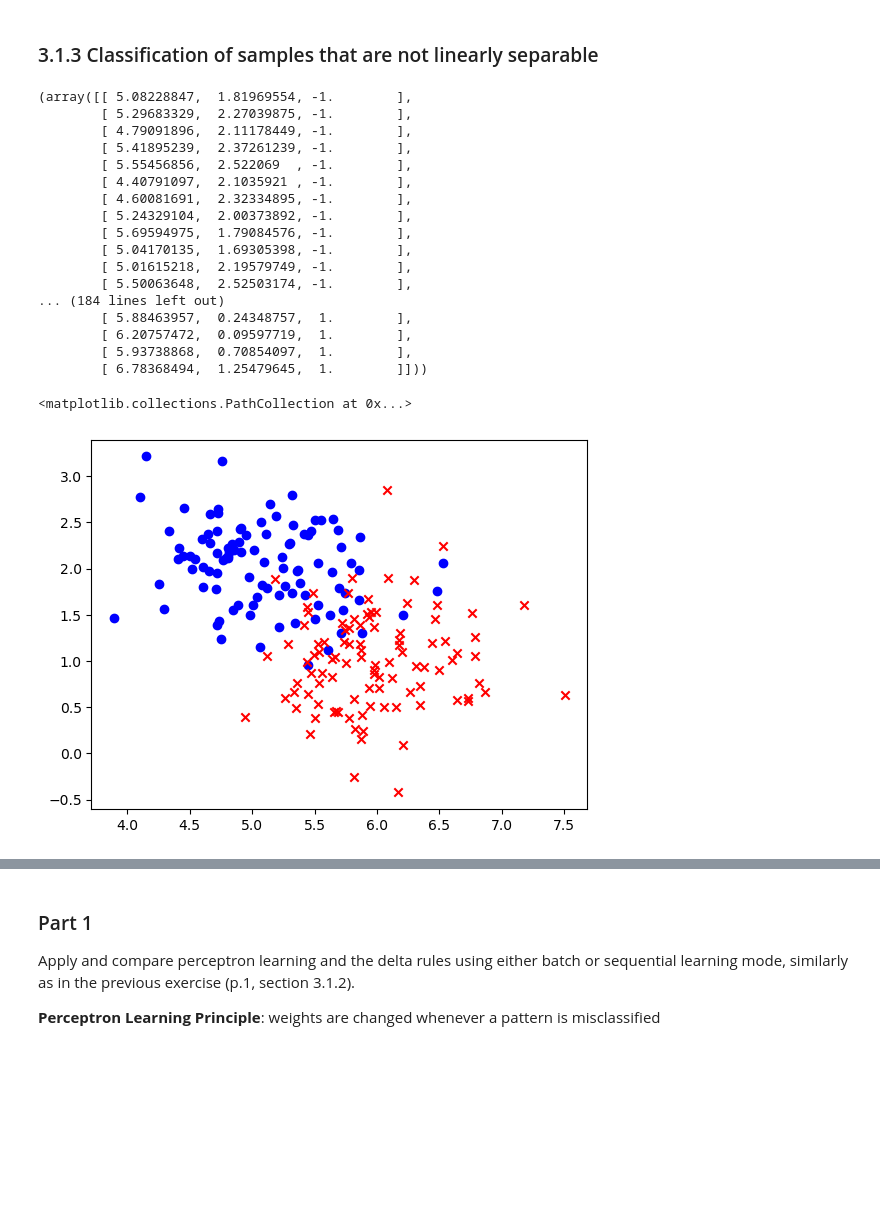
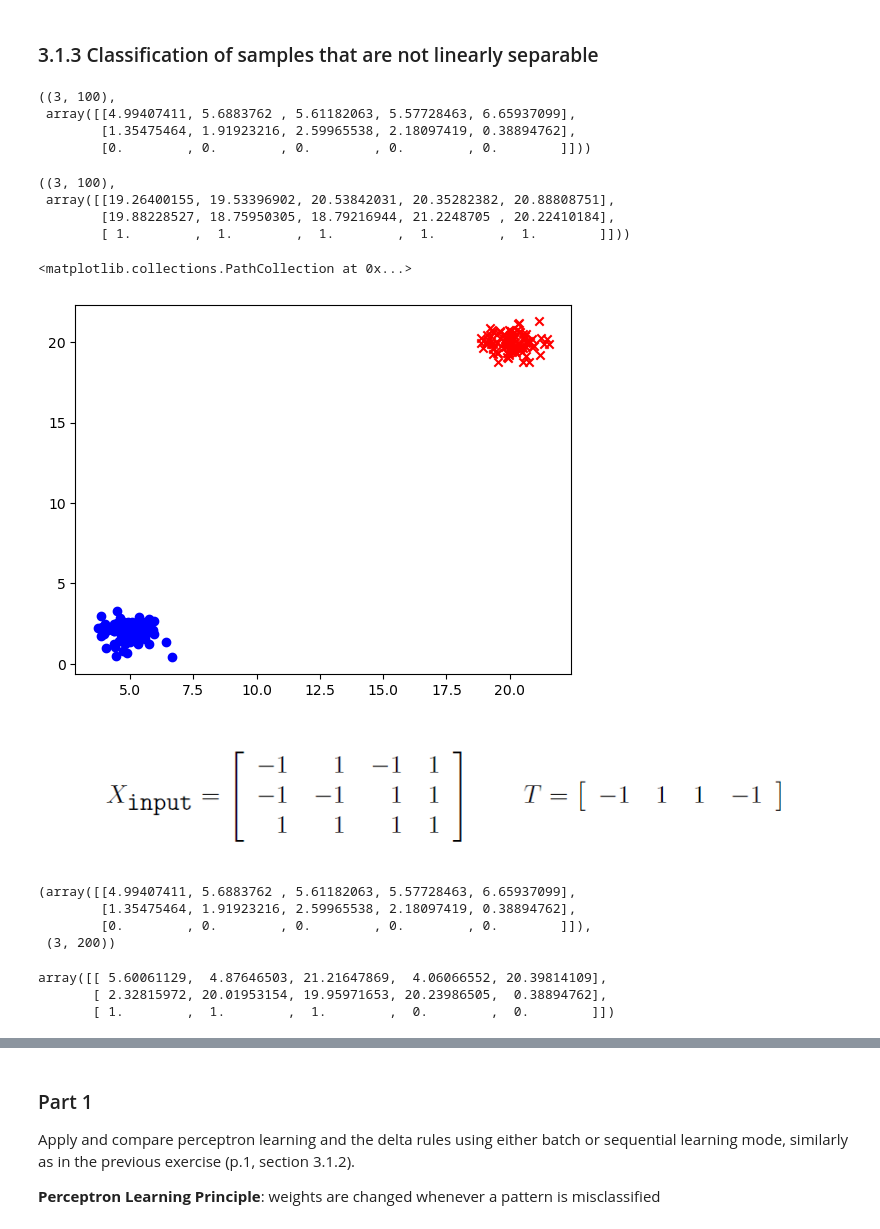
Before and after one commit to Seyoooo/ANNandDAlabs, a Jupyter notebook: sam.ipynb, the cells around one changed output, grey strips where cells are left out. Drawn from its saved outputs; the diff is of its cells as text; code cells hidden in the pictures; blank space fills up the shorter version.

```diff
--- a/sam.ipynb
+++ b/sam.ipynb
@@ -53,38 +8,50 @@ n = 100
 # label a
 mA = [5, 2]
 sigma = 0.5
-aX = np.random.normal(mA[0], sigma, n)
-aY = np.random.normal(mA[1], sigma, n)
-a = np.stack((aX, aY, (-1) * np.ones(n)), axis=1)
-
-# label b
-mA = [6, 1]
-bX = np.random.normal(mA[0], sigma, n)
-bY = np.random.normal(mA[1], sigma, n)
-b = np.stack((bX, bY, np.ones(n)), axis=1)
-a, b
+aX1 = np.random.normal(mA[0], sigma, n)
+aX2 = np.random.normal(mA[1], sigma, n)
+a = np.vstack((aX1, aX2, np.zeros(n)))
+a.shape, a[:,:5]
 # %% [output]
-(array([[ 5.08228847,  1.81969554, -1.        ],
-        [ 5.29683329,  2.27039875, -1.        ],
-        [ 4.79091896,  2.11178449, -1.        ],
-        [ 5.41895239,  2.37261239, -1.        ],
-        [ 5.55456856,  2.522069  , -1.        ],
-        [ 4.40791097,  2.1035921 , -1.        ],
-        [ 4.60081691,  2.32334895, -1.        ],
-        [ 5.24329104,  2.00373892, -1.        ],
-        [ 5.69594975,  1.79084576, -1.        ],
-        [ 5.04170135,  1.69305398, -1.        ],
-        [ 5.01615218,  2.19579749, -1.        ],
-        [ 5.50063648,  2.52503174, -1.        ],
-... (184 lines left out)
-        [ 5.88463957,  0.24348757,  1.        ],
-        [ 6.20757472,  0.09597719,  1.        ],
-        [ 5.93738868,  0.70854097,  1.        ],
-        [ 6.78368494,  1.25479645,  1.        ]]))
+((3, 100),
+ array([[4.99407411, 5.6883762 , 5.61182063, 5.57728463, 6.65937099],
+        [1.35475464, 1.91923216, 2.59965538, 2.18097419, 0.38894762],
+        [0.        , 0.        , 0.        , 0.        , 0.        ]]))
+# %%
+# label b
+mB = [20, 20]
+bX1 = np.random.normal(mB[0], sigma, n)
+bX2 = np.random.normal(mB[1], sigma, n)
+b = np.vstack((bX1, bX2, np.ones(n)))
+b.shape, b[:,:5]
+# %% [output]
+((3, 100),
+ array([[19.26400155, 19.53396902, 20.53842031, 20.35282382, 20.88808751],
+        [19.88228527, 18.75950305, 18.79216944, 21.2248705 , 20.22410184],
+        [ 1.        ,  1.        ,  1.        ,  1.        ,  1.        ]]))
 # %%
 import matplotlib.pyplot as plt
-plt.scatter(a[:, 0], a[:, 1], c='b', label='a', marker='o')
-plt.scatter(b[:, 0], b[:, 1], c='r', label='b', marker='x')
+plt.scatter(aX1, aX2, c='b', label='a', marker='o')
+plt.scatter(bX1, bX2, c='r', label='b', marker='x')
 # %% [output]
 <matplotlib.collections.PathCollection at 0x...>
-[figure, old version]
+[figure, new version]
+# %% [markdown]
+![image.png](attachment:image.png)
+# %%
+dataset = np.hstack((a,b))
+dataset[:,:5], dataset.shape
+# %% [output]
+(array([[4.99407411, 5.6883762 , 5.61182063, 5.57728463, 6.65937099],
+        [1.35475464, 1.91923216, 2.59965538, 2.18097419, 0.38894762],
+        [0.        , 0.        , 0.        , 0.        , 0.        ]]),
+ (3, 200))
+# %%
+# shuffling the dataset horizontally...
+rng = np.random.default_rng()
+dataset = rng.permuted(dataset, axis=1)
+dataset[:,:5]
+# %% [output]
+array([[ 5.60061129,  4.87646503, 21.21647869,  4.06066552, 20.39814109],
+       [ 2.32815972, 20.01953154, 19.95971653, 20.23986505,  0.38894762],
+       [ 1.        ,  1.        ,  1.        ,  0.        ,  0.        ]])
```
Also changed, not shown: parts of 29 cells of this notebook.
